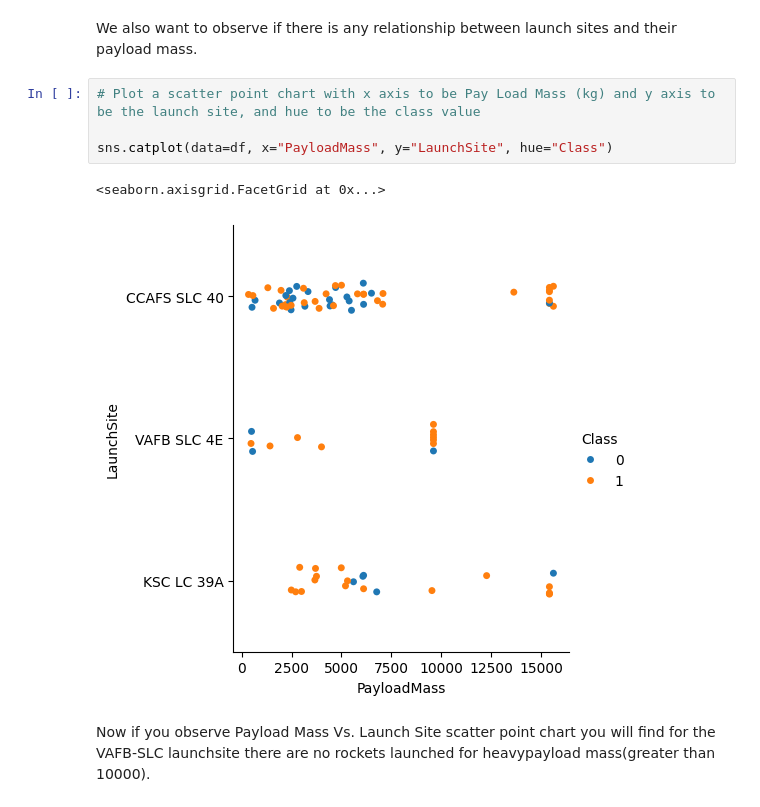
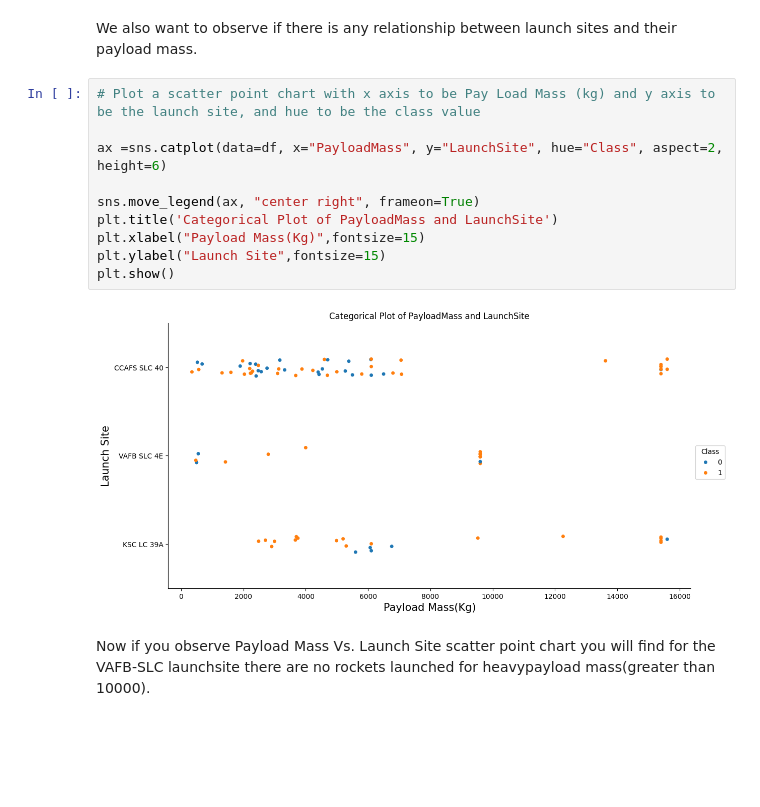
Before and after one commit to swchak/DataScience-Capstone, a Jupyter notebook: edadataviz.ipynb, the cells around one changed output. Cells and saved outputs as stored; diff of their text form; blank space fills up the shorter version.

```diff
--- a/edadataviz.ipynb
+++ b/edadataviz.ipynb
@@ -127,10 +135,15 @@ We also want to observe if there is any relationship between launch sites and th
 # %%
 # Plot a scatter point chart with x axis to be Pay Load Mass (kg) and y axis to be the launch site, and hue to be the class value
 
-sns.catplot(data=df, x="PayloadMass", y="LaunchSite", hue="Class")
+ax =sns.catplot(data=df, x="PayloadMass", y="LaunchSite", hue="Class", aspect=2, height=6)
+
+sns.move_legend(ax, "center right", frameon=True)
+plt.title('Categorical Plot of PayloadMass and LaunchSite')
+plt.xlabel("Payload Mass(Kg)",fontsize=15)
+plt.ylabel("Launch Site",fontsize=15)
+plt.show()
 # %% [output]
-<seaborn.axisgrid.FacetGrid at 0x...>
-[figure, old version]
+[figure, new version]
 # %% [markdown]
 Now if you observe Payload Mass Vs. Launch Site scatter point chart you will find for the VAFB-SLC  launchsite there are no  rockets  launched for  heavypayload mass(greater than 10000).
 # %% [markdown]
```
Also changed, not shown: parts of 9 cells of this notebook, 8 other files.
